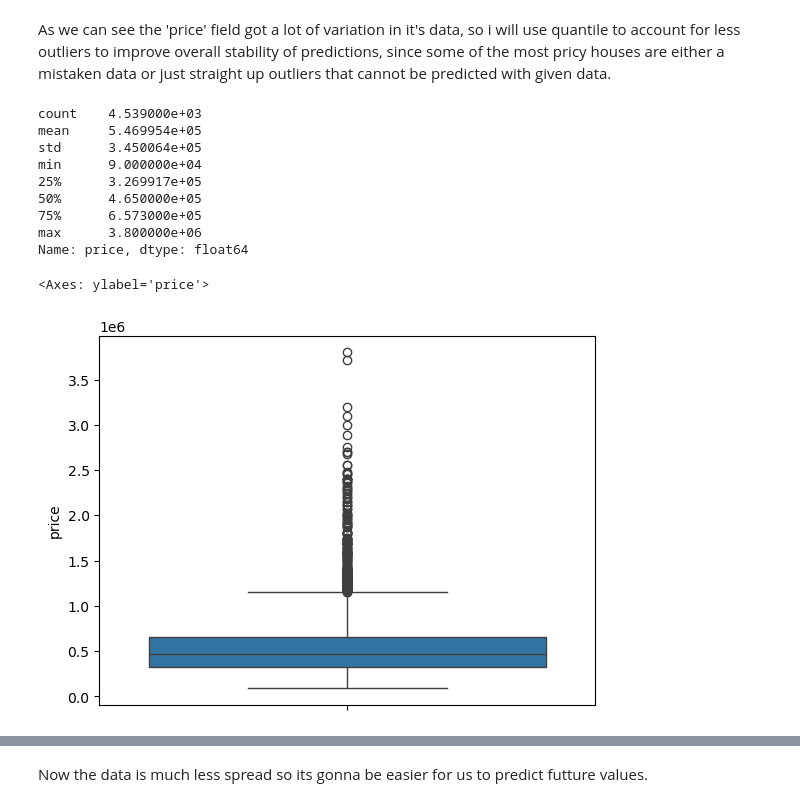
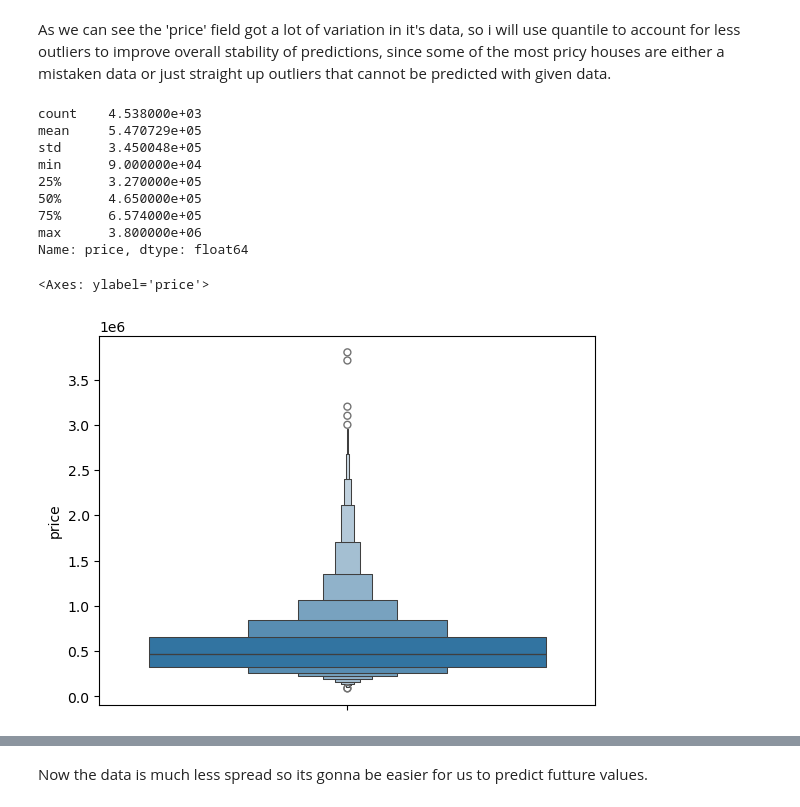
Before and after one commit to sadeclipse/HousePricePredictor, a Jupyter notebook: pricePredictor.ipynb, the cells around one changed output, grey strips where cells are left out. Cells and saved outputs as stored; diff of their text form; code cells hidden in the pictures.

```diff
--- a/pricePredictor.ipynb
+++ b/pricePredictor.ipynb
@@ -20,6 +20,8 @@ df
 | 4598 | 2014-07-10 00:00:00 | 2.034000e+05 | 4.0 | 2.00 | 2090 | 6630 | 1.0 | 0 | 0 | 3 | ... |
 | 4599 | 2014-07-10 00:00:00 | 2.206000e+05 | 3.0 | 2.50 | 1490 | 8102 | 2.0 | 0 | 0 | 4 | ... |
 4600 rows × 18 columns
+# %%
+df = df.drop(4398)
 # %%
 df.info()
 # %% [output]
@@ -68,17 +70,17 @@ As we can see the 'price' field got a lot of variation in it's data, so i will u
 df = df[df['price'].between(*df['price'].quantile([0.012, 0.999]).to_list())]
 df.price.describe()
 # %% [output]
-count    4.539000e+03
-mean     5.469954e+05
-std      3.450064e+05
+count    4.538000e+03
+mean     5.470729e+05
+std      3.450048e+05
 min      9.000000e+04
-25%      3.269917e+05
+25%      3.270000e+05
 50%      4.650000e+05
-75%      6.573000e+05
+75%      6.574000e+05
 max      3.800000e+06
 Name: price, dtype: float64
 # %%
-sns.boxplot(data=df, y='price')
+sns.boxenplot(data=df, y='price')
 # %% [output]
 <Axes: ylabel='price'>
-[figure, old version]
+[figure, new version]
```
Also changed, not shown: parts of 14 cells of this notebook.
